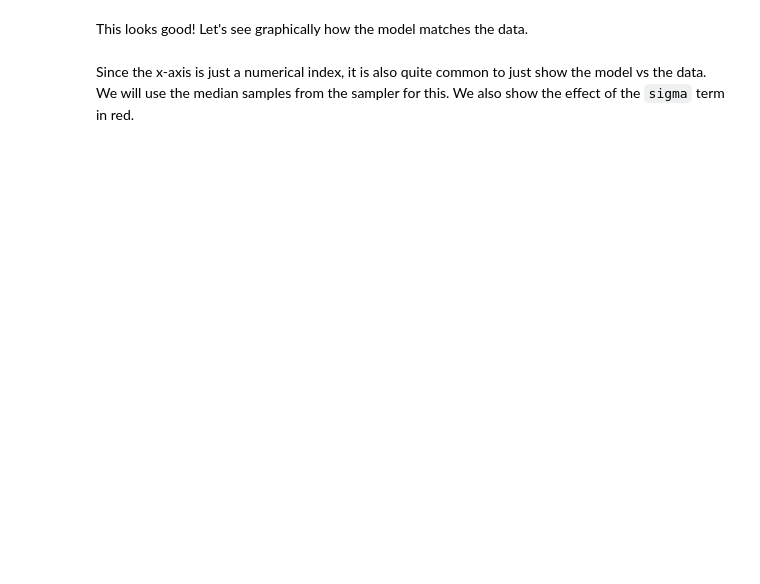
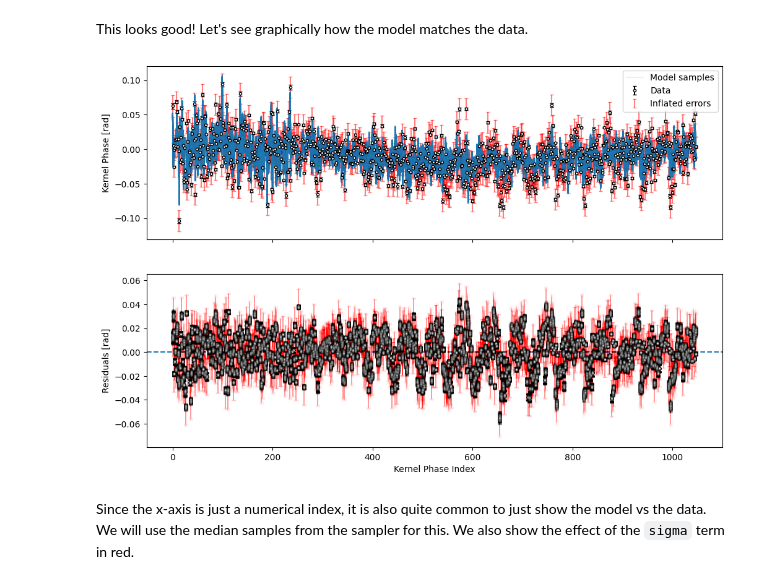
Before and after one commit to vandalt/bayker, a Jupyter notebook: docs/tutorials/getting-started.ipynb, the cells around one changed output. Saved outputs shown, nothing was run; the diff lists cells and outputs as text; code cells hidden in the pictures; blank space fills up the shorter version.

```diff
--- a/docs/tutorials/getting-started.ipynb
+++ b/docs/tutorials/getting-started.ipynb
@@ -207,20 +240,10 @@ plt.show()
 # %% [markdown]
 This looks good! Let's see graphically how the model matches the data.
 # %%
-posterior_samples = model.get_posterior_pred(nested_sampler.results["samples"].T, 100)
-# TODO: Add residuals
-# TODO: Inflate with sigma term
-plot_data(model.kpo)
-for i in range(posterior_samples.shape[0]):
-    plt.plot(
-        model.kpo.x,
-        posterior_samples[i],
-        alpha=0.1,
-        color="C0",
-        label="Posterior samples" if i == 0 else None,
-        zorder=1000,
-    )
+plot_kernel(model, parameters=nested_sampler.results["samples"].T, include_sigma=True)
 plt.show()
+# %% [output]
+[figure, added]
 # %% [markdown]
 Since the x-axis is just a numerical index, it is also quite common to just show the model vs the data.
 We will use the median samples from the sampler for this.
```
Also changed, not shown: parts of 16 cells of this notebook, 8 other files.
